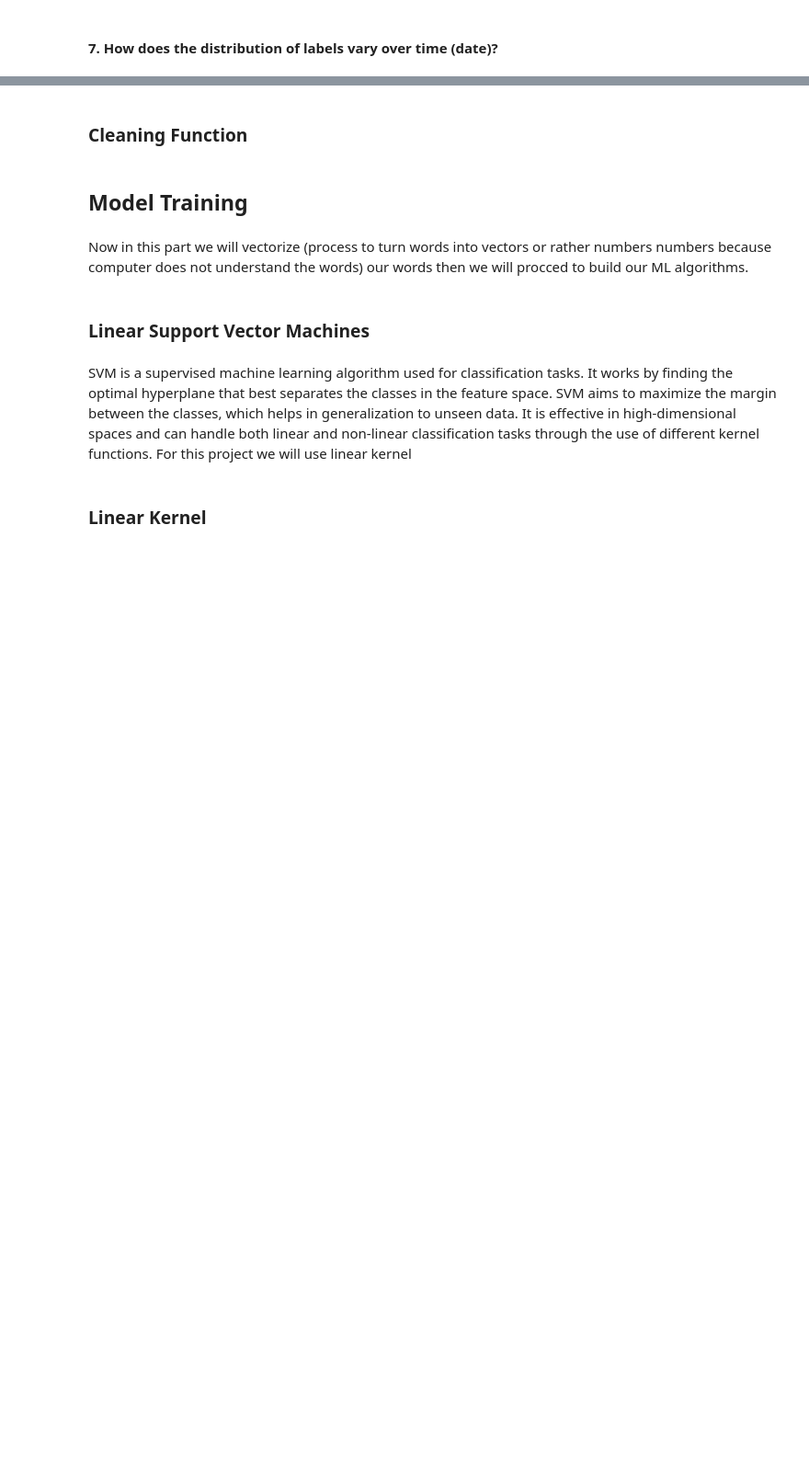
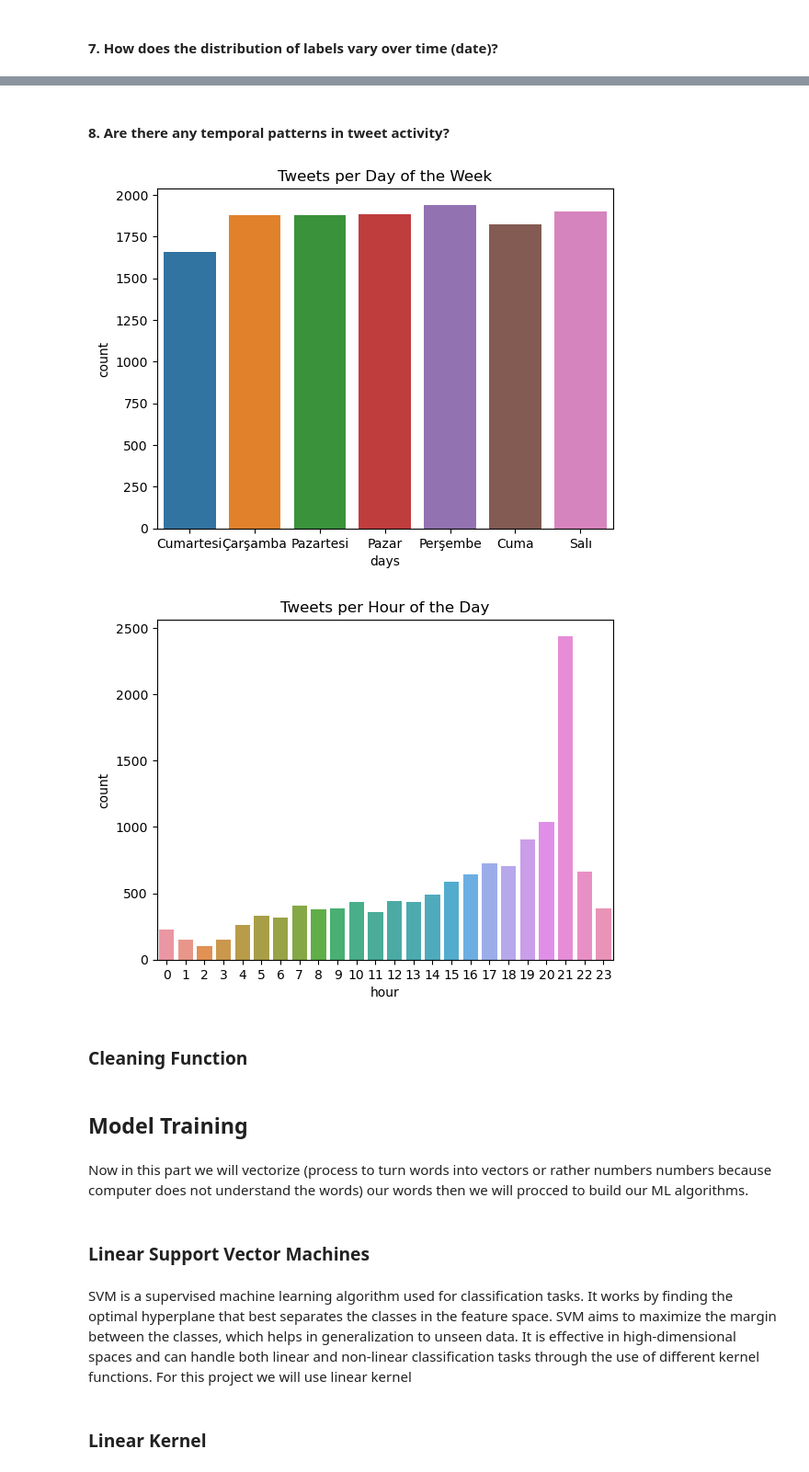
Before and after one commit to BaranBicen/Sentimen-analysis-on-twitter, a Jupyter notebook: sentiment analysis.ipynb, the cells around one changed output, grey strips where cells are left out. Shown at 92% size. Cells and saved outputs as stored; diff of their text form; code cells hidden in the pictures; blank space fills up the shorter version.

```diff
--- a/sentiment analysis.ipynb
+++ b/sentiment analysis.ipynb
@@ -576,3 +574,16 @@ plt.show()
+# %% [markdown]
+#### 8. Are there any temporal patterns in tweet activity?
+# %%
+sns.countplot(x = "days", data = train_len)
+plt.title("Tweets per Day of the Week")
+plt.show()
+
+sns.countplot(x="hour", data=train_len)
+plt.title("Tweets per Hour of the Day")
+plt.show()
+# %% [output]
+[figure, added]
+[figure, added]
 # %% [markdown]
 ### Cleaning Function
 # %%
```
Also changed, not shown: parts of 6 cells of this notebook.
